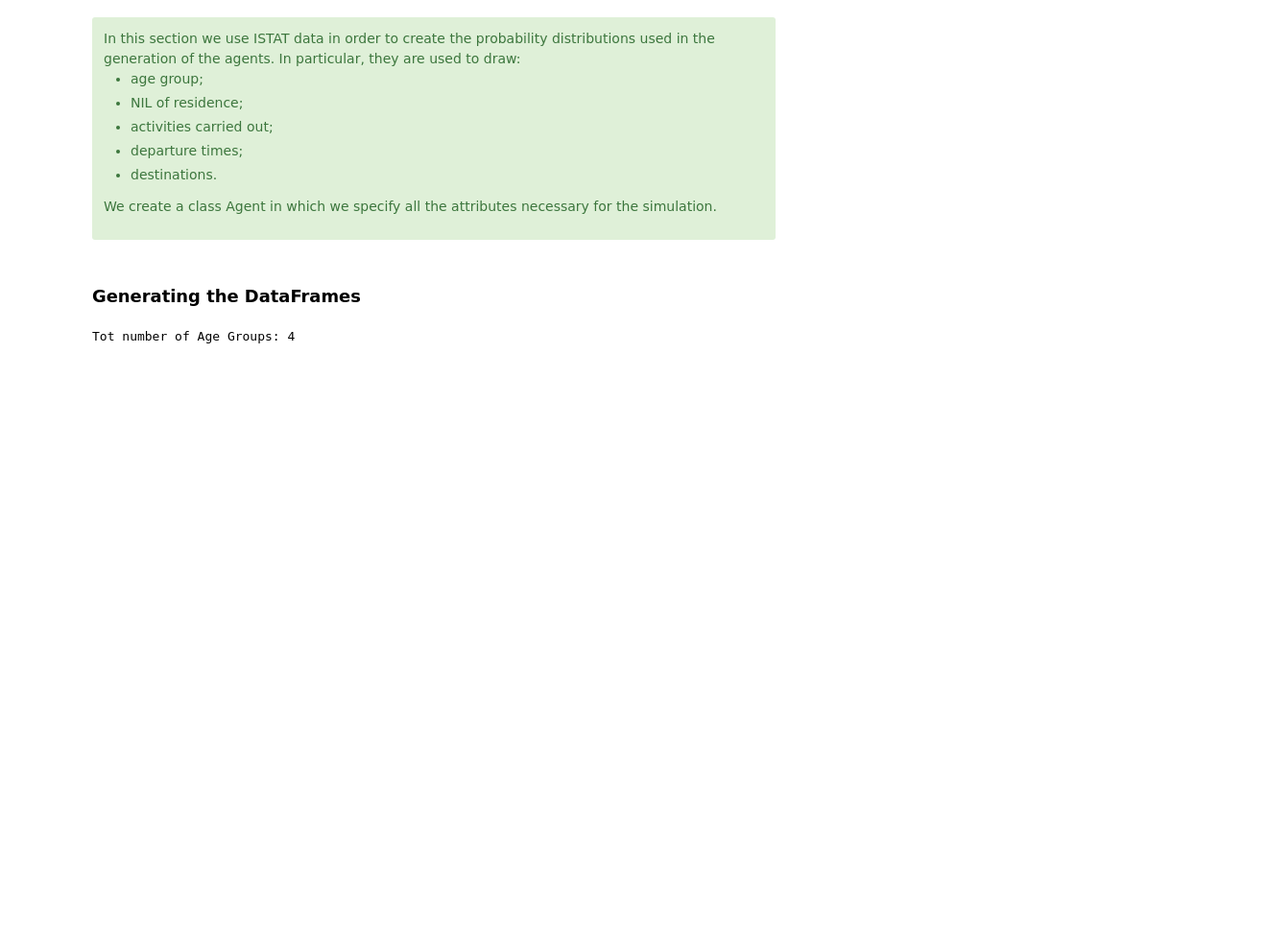
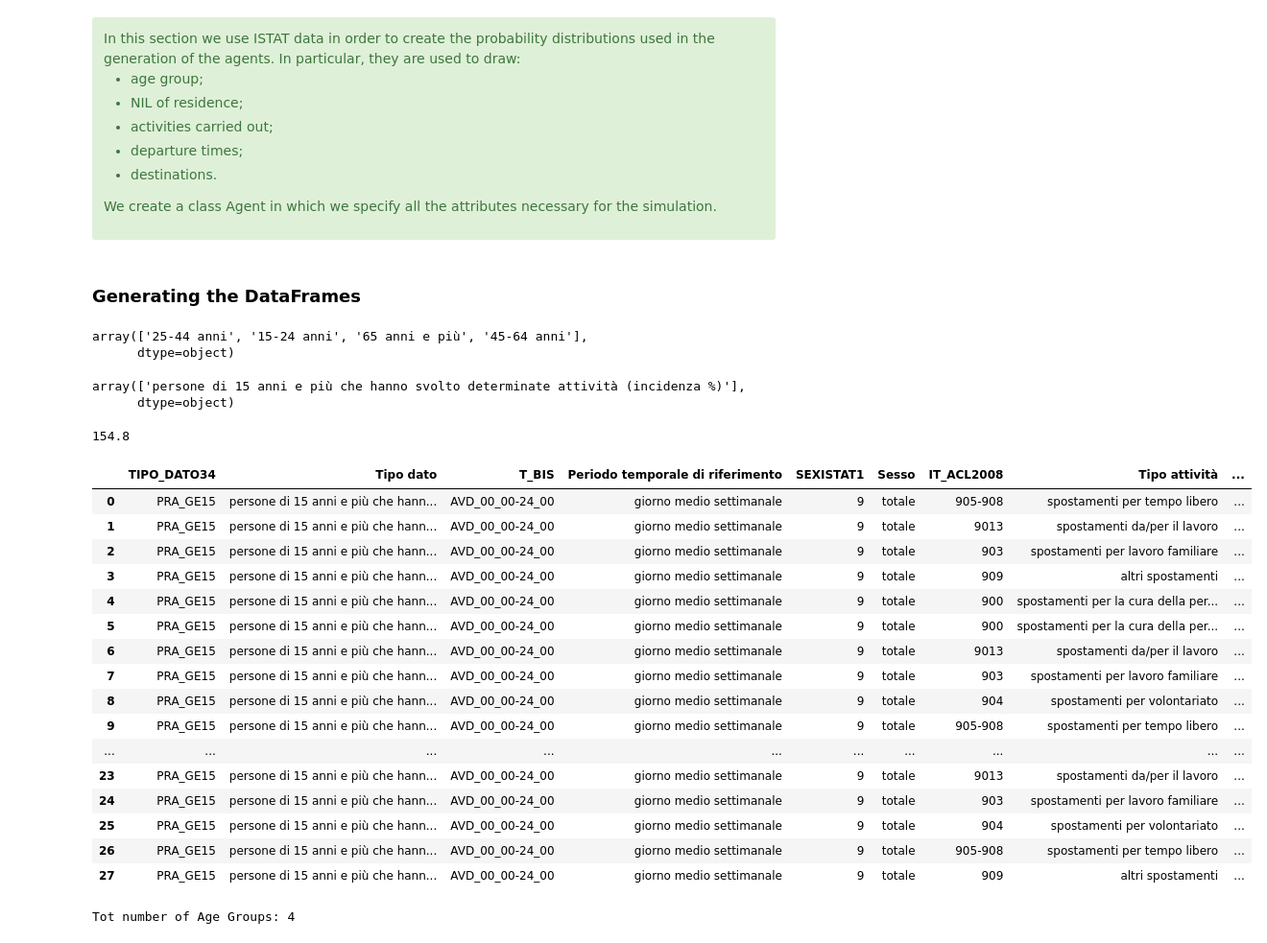
Before and after one commit to sesclaud/ABMi-sensitivity, a Jupyter notebook: 2_agents_model_final.ipynb, the cells around one changed output. Shown at 96% size. Drawn from its saved outputs; the diff is of its cells as text; code cells hidden in the pictures; blank space fills up the shorter version.

```diff
--- a/2_agents_model_final.ipynb
+++ b/2_agents_model_final.ipynb
@@ -66,6 +67,42 @@ In this section we use ISTAT data in order to create the probability distributio
 We create a class Agent in which we specify all the attributes necessary for the simulation. </div>
 # %% [markdown]
 ### Generating the DataFrames
+# %%
+activities2 = pd.read_csv("data/trasporti_finalizzati.csv")
+# activities2 = activities2[["Tipo attività", "Classe di età", "Value"]]
+activities2['Classe di età'].unique()#['Periodo temporale di riferimento'].unique()
+# %% [output]
+array(['25-44 anni', '15-24 anni', '65 anni e più', '45-64 anni'],
+      dtype=object)
+# %%
+activities2['Tipo dato'].unique()
+# %% [output]
+array(['persone di 15 anni e più che hanno svolto determinate attività (incidenza %)'],
+      dtype=object)
+# %%
+activities2[(activities2['Classe di età'] == '45-64 anni')].Value.sum()
+# %% [output]
+154.8
+# %%
+activities2
+# %% [output]
+|  | TIPO_DATO34 | Tipo dato | T_BIS | Periodo temporale di riferimento | SEXISTAT1 | Sesso | IT_ACL2008 | Tipo attività | ... |
+| 0 | PRA_GE15 | persone di 15 anni e più che hann... | AVD_00_00-24_00 | giorno medio settimanale | 9 | totale | 905-908 | spostamenti per tempo libero | ... |
+| 1 | PRA_GE15 | persone di 15 anni e più che hann... | AVD_00_00-24_00 | giorno medio settimanale | 9 | totale | 9013 | spostamenti da/per il lavoro | ... |
+| 2 | PRA_GE15 | persone di 15 anni e più che hann... | AVD_00_00-24_00 | giorno medio settimanale | 9 | totale | 903 | spostamenti per lavoro familiare | ... |
+| 3 | PRA_GE15 | persone di 15 anni e più che hann... | AVD_00_00-24_00 | giorno medio settimanale | 9 | totale | 909 | altri spostamenti | ... |
+| 4 | PRA_GE15 | persone di 15 anni e più che hann... | AVD_00_00-24_00 | giorno medio settimanale | 9 | totale | 900 | spostamenti per la cura della per... | ... |
+| 5 | PRA_GE15 | persone di 15 anni e più che hann... | AVD_00_00-24_00 | giorno medio settimanale | 9 | totale | 900 | spostamenti per la cura della per... | ... |
+| 6 | PRA_GE15 | persone di 15 anni e più che hann... | AVD_00_00-24_00 | giorno medio settimanale | 9 | totale | 9013 | spostamenti da/per il lavoro | ... |
+| 7 | PRA_GE15 | persone di 15 anni e più che hann... | AVD_00_00-24_00 | giorno medio settimanale | 9 | totale | 903 | spostamenti per lavoro familiare | ... |
+| 8 | PRA_GE15 | persone di 15 anni e più che hann... | AVD_00_00-24_00 | giorno medio settimanale | 9 | totale | 904 | spostamenti per volontariato | ... |
+| 9 | PRA_GE15 | persone di 15 anni e più che hann... | AVD_00_00-24_00 | giorno medio settimanale | 9 | totale | 905-908 | spostamenti per tempo libero | ... |
+| ... | ... | ... | ... | ... | ... | ... | ... | ... | ... |
+| 23 | PRA_GE15 | persone di 15 anni e più che hann... | AVD_00_00-24_00 | giorno medio settimanale | 9 | totale | 9013 | spostamenti da/per il lavoro | ... |
+| 24 | PRA_GE15 | persone di 15 anni e più che hann... | AVD_00_00-24_00 | giorno medio settimanale | 9 | totale | 903 | spostamenti per lavoro familiare | ... |
+| 25 | PRA_GE15 | persone di 15 anni e più che hann... | AVD_00_00-24_00 | giorno medio settimanale | 9 | totale | 904 | spostamenti per volontariato | ... |
+| 26 | PRA_GE15 | persone di 15 anni e più che hann... | AVD_00_00-24_00 | giorno medio settimanale | 9 | totale | 905-908 | spostamenti per tempo libero | ... |
+| 27 | PRA_GE15 | persone di 15 anni e più che hann... | AVD_00_00-24_00 | giorno medio settimanale | 9 | totale | 909 | altri spostamenti | ... |
 # %%
 # Homologating age groups across the nil_age and the other DFs
 # remove individuals younger than 14
```
Also changed, not shown: parts of 8 cells of this notebook, 1 other file.
